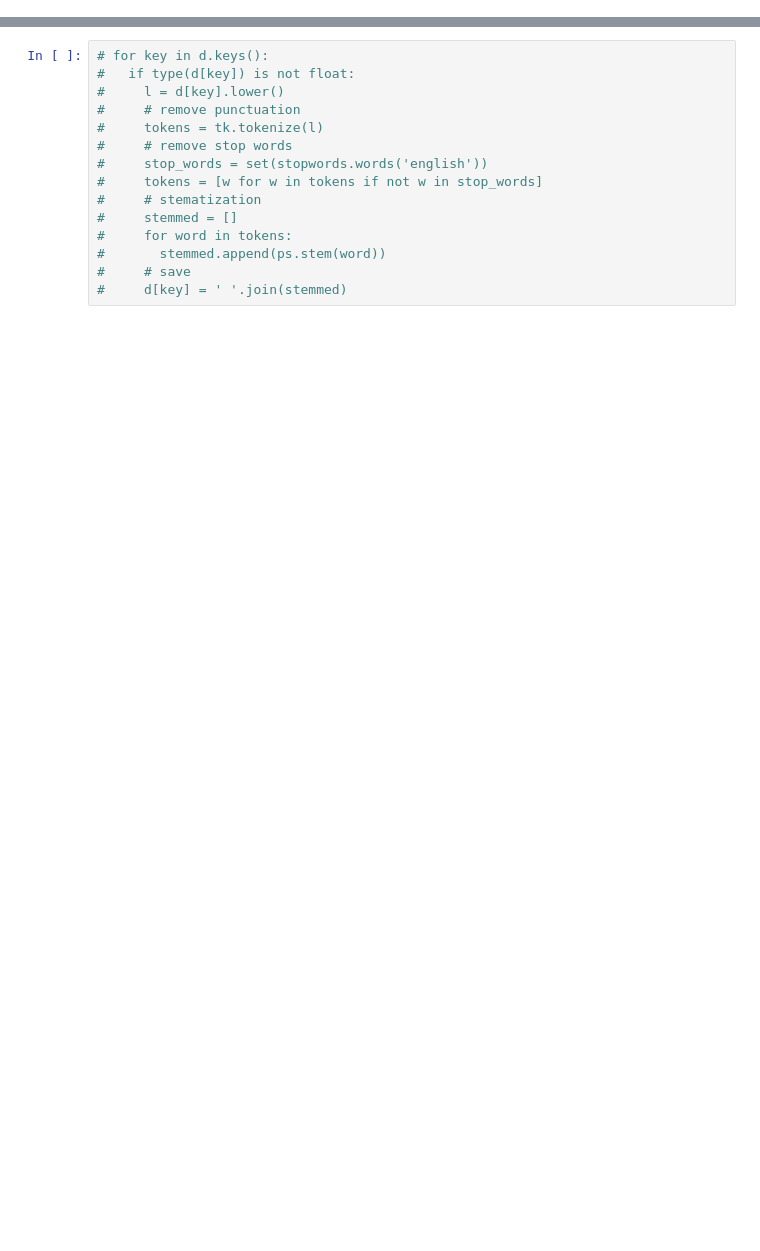
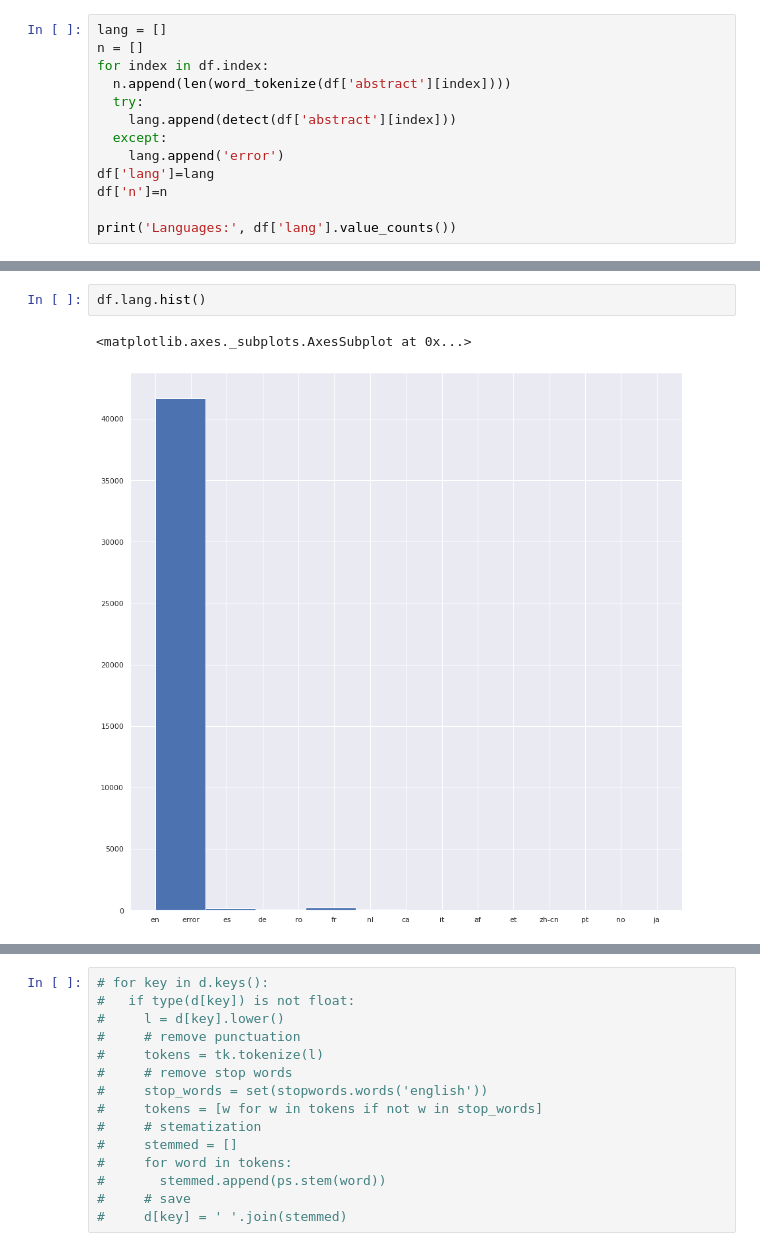
Before and after one commit to Midii-11/IRTM_SARS-COV2, a Jupyter notebook: information_extraction_colab.ipynb, the cells around one changed output, grey strips where cells are left out. Cells and saved outputs as stored; diff of their text form; blank space fills up the shorter version.

```diff
--- a/information_extraction_colab.ipynb
+++ b/information_extraction_colab.ipynb
@@ -38,0 +94,13 @@ df_concat = pd.concat([df['title'],df['abstract']], axis=1)
+# %%
+lang = []
+n = []
+for index in df.index:
+  n.append(len(word_tokenize(df['abstract'][index])))
+  try:
+    lang.append(detect(df['abstract'][index]))
+  except:
+    lang.append('error')
+df['lang']=lang
+df['n']=n
+
+print('Languages:', df['lang'].value_counts())
@@ -38,0 +124,5 @@ df_concat = pd.concat([df['title'],df['abstract']], axis=1)
+# %%
+df.lang.hist()
+# %% [output]
+<matplotlib.axes._subplots.AxesSubplot at 0x...>
+[figure, added]
```
Also changed, not shown: parts of 59 cells of this notebook.
